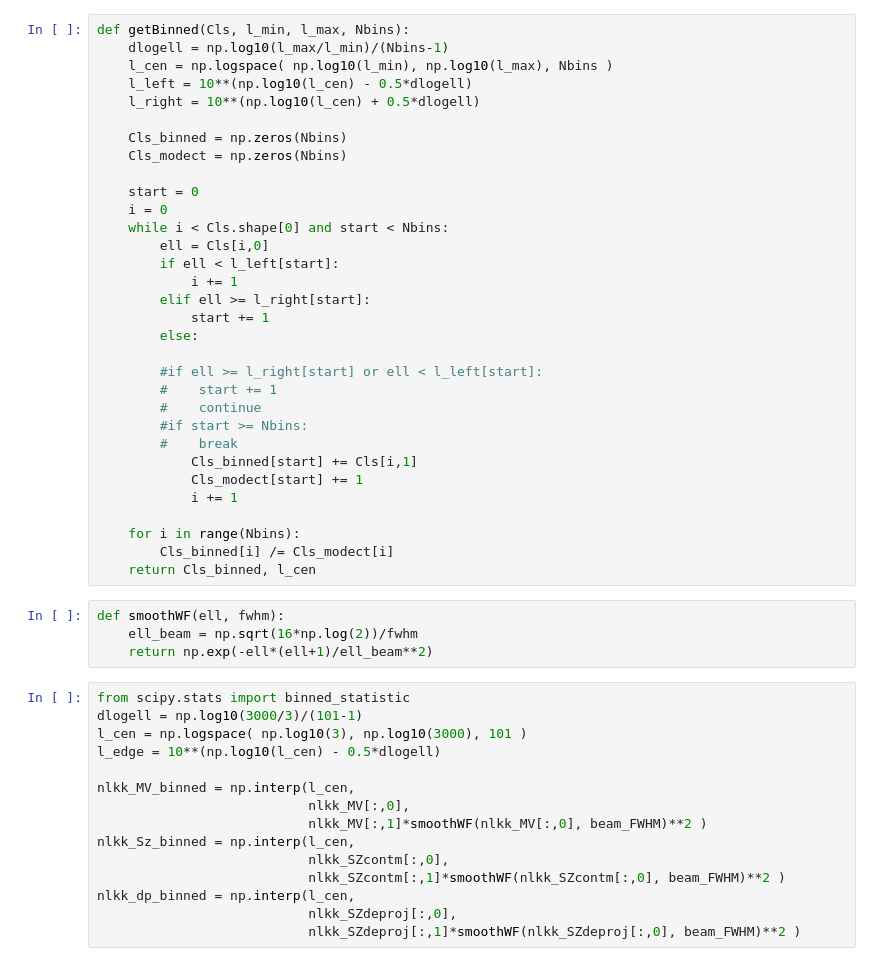
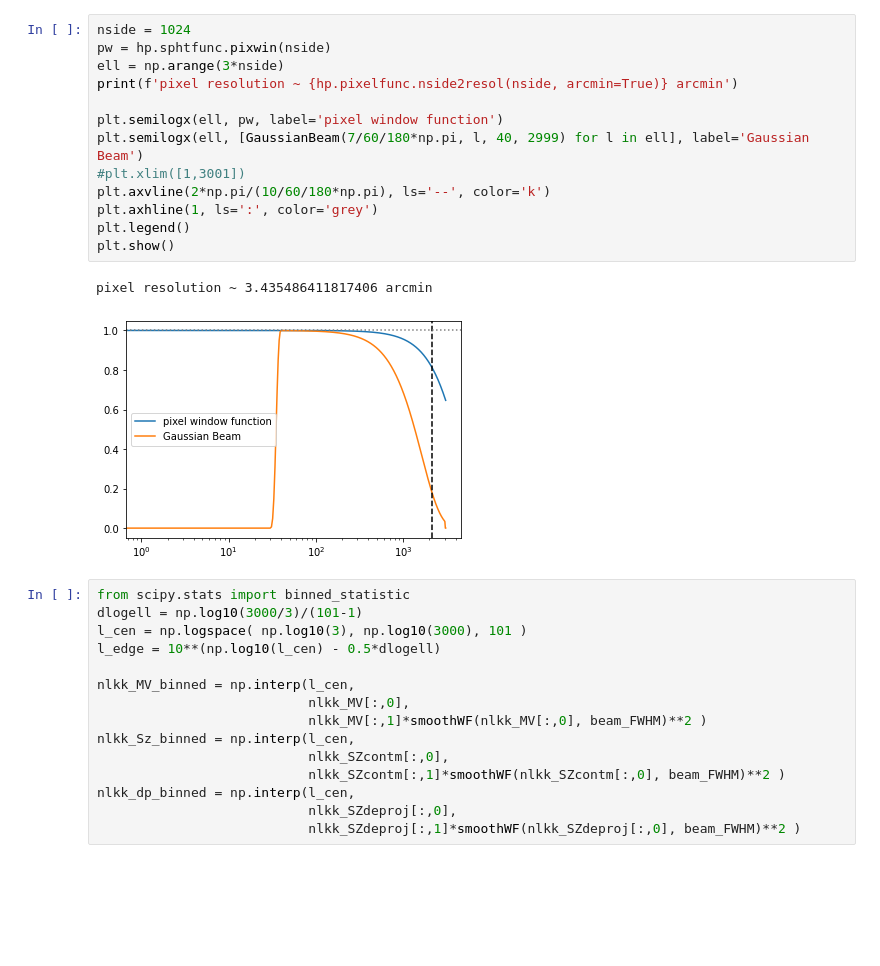
Before and after one commit to CosmoLike/DESxPlanck, a Jupyter notebook: notebooks/CMBLensingNoise.ipynb, the cells around one changed output. Saved outputs shown, nothing was run; the diff lists cells and outputs as text; blank space fills up the shorter version.

```diff
--- a/notebooks/CMBLensingNoise.ipynb
+++ b/notebooks/CMBLensingNoise.ipynb
@@ -83,39 +178,19 @@ hp.mollview(noise_map)
-# %%
-def getBinned(Cls, l_min, l_max, Nbins):
-    dlogell = np.log10(l_max/l_min)/(Nbins-1)
-    l_cen = np.logspace( np.log10(l_min), np.log10(l_max), Nbins )
-    l_left = 10**(np.log10(l_cen) - 0.5*dlogell)
-    l_right = 10**(np.log10(l_cen) + 0.5*dlogell)
-
-    Cls_binned = np.zeros(Nbins)
-    Cls_modect = np.zeros(Nbins)
-
-    start = 0
-    i = 0
-    while i < Cls.shape[0] and start < Nbins:
-        ell = Cls[i,0]
-        if ell < l_left[start]:
-            i += 1
-        elif ell >= l_right[start]:
-            start += 1
-        else:
-
-        #if ell >= l_right[start] or ell < l_left[start]:
-        #    start += 1
-        #    continue
-        #if start >= Nbins:
-        #    break
-            Cls_binned[start] += Cls[i,1]
-            Cls_modect[start] += 1
-            i += 1
-
-    for i in range(Nbins):
-        Cls_binned[i] /= Cls_modect[i]
-    return Cls_binned, l_cen
-# %%
-def smoothWF(ell, fwhm):
-    ell_beam = np.sqrt(16*np.log(2))/fwhm
-    return np.exp(-ell*(ell+1)/ell_beam**2)
+# %%
+nside = 1024
+pw = hp.sphtfunc.pixwin(nside)
+ell = np.arange(3*nside)
+print(f'pixel resolution ~ {hp.pixelfunc.nside2resol(nside, arcmin=True)} arcmin')
+
+plt.semilogx(ell, pw, label='pixel window function')
+plt.semilogx(ell, [GaussianBeam(7/60/180*np.pi, l, 40, 2999) for l in ell], label='Gaussian Beam')
+#plt.xlim([1,3001])
+plt.axvline(2*np.pi/(10/60/180*np.pi), ls='--', color='k')
+plt.axhline(1, ls=':', color='grey')
+plt.legend()
+plt.show()
+# %% [output]
+pixel resolution ~ 3.435486411817406 arcmin
+[figure, added]
 # %%
 from scipy.stats import binned_statistic
 dlogell = np.log10(3000/3)/(101-1)
```
Also changed, not shown: parts of 13 cells of this notebook, 1 other file.
